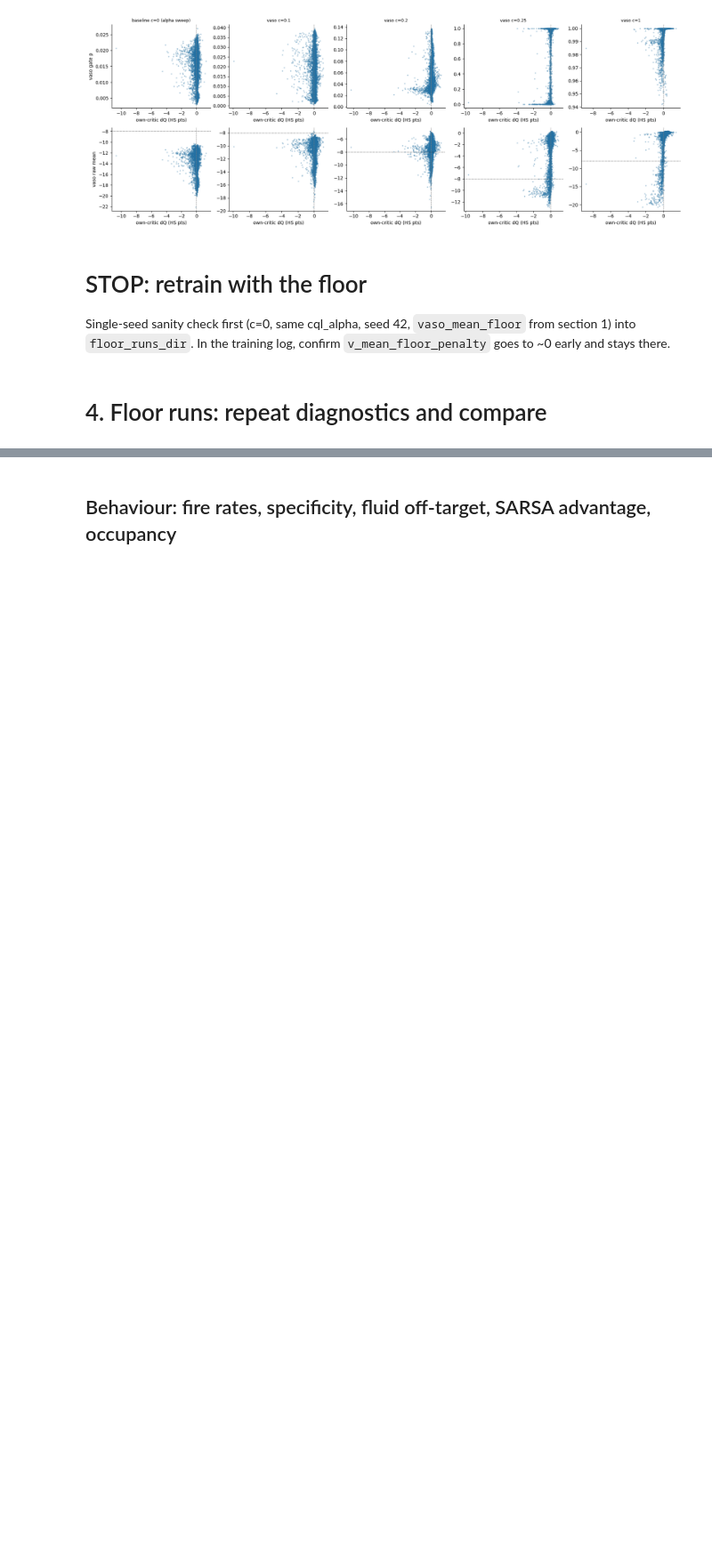
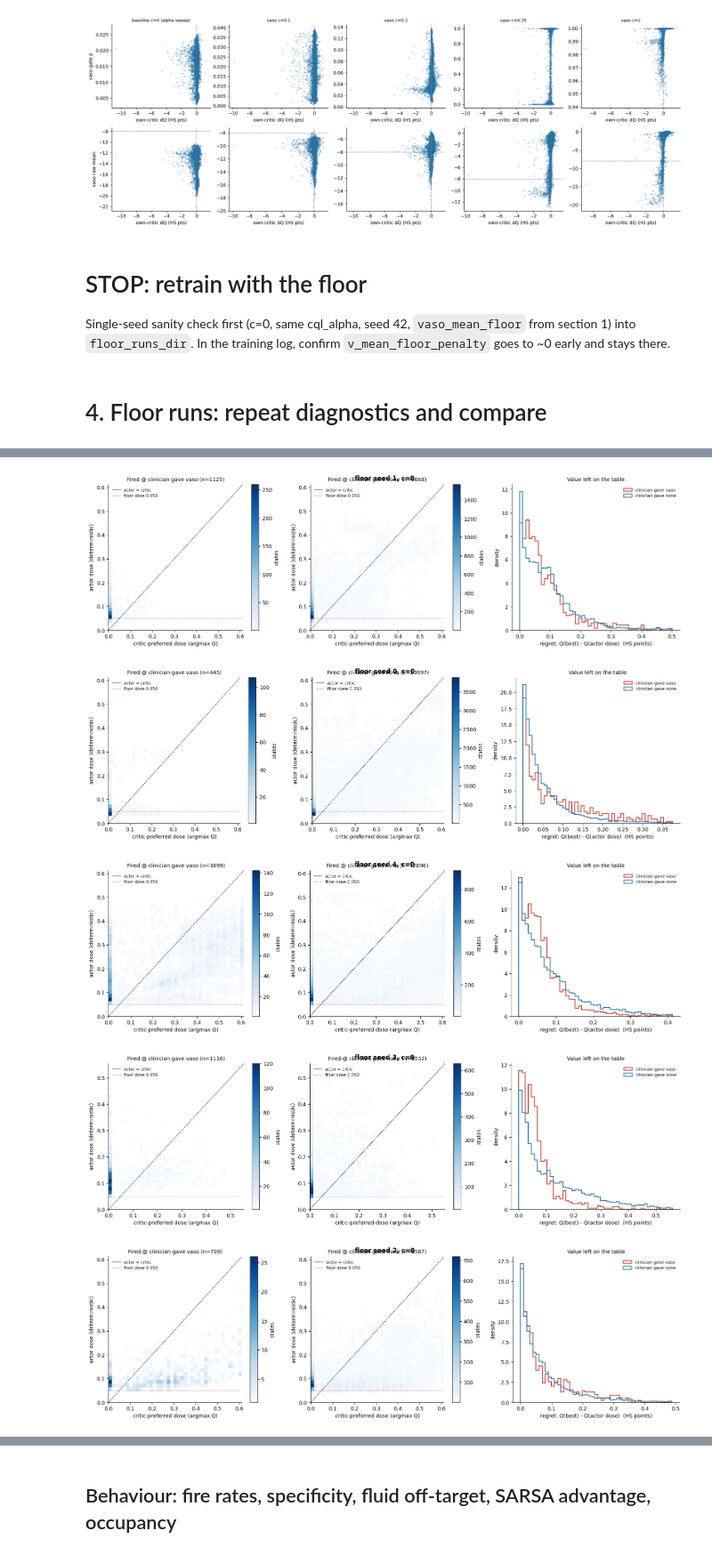
Before and after one commit to jakeormond/ai_clinician_pediatric_rl, a Jupyter notebook: src/rl/diagnose_vaso_saturation.ipynb, the cells around one changed output, grey strips where cells are left out. Shown at 89% size. Saved outputs shown, nothing was run; the diff lists cells and outputs as text; code cells hidden in the pictures; blank space fills up the shorter version.

Commit message:
running new model with vaso floor set

```diff
--- a/src/rl/diagnose_vaso_saturation.ipynb
+++ b/src/rl/diagnose_vaso_saturation.ipynb
@@ -41,14 +44,14 @@ pd.set_option("display.float_format", "{:.4g}".format)
 # %% [markdown]
 # paths
 # %%
-basic_q_dir = "/home/jake/Documents/AI_Clinician/models/rl_models/choc/basic_q/split_0/sepsis/intake-vis/picu_patients_health_score_from_picu_dataset"
+basic_q_dir = "/home/jake/Documents/AI_Clinician/models/rl_models/choc/basic_q/split_0/sepsis/intake-vis/picu_patients_health_score_from_picu_dataset/with_actions/health_score_change_only"
 dynamic_deephit_model_dir = "/home/jake/Documents/AI_Clinician/models/dynamic_deephit_results/choc/five_splits/split_0/sepsis/intake-vis/picu/with_actions/single_seed"
 cql_model_dir =  "/home/jake/Documents/AI_Clinician/models/rl_models/choc/cql_with_logprobs/split_0/sepsis/intake-vis/picu_patients_health_score_from_picu_dataset/with_actions/health_score_change_only"
 
 vaso_sweep_dir = os.path.join(cql_model_dir, "vaso_reward_coefficient_sweep")
 alpha_sweep_dir = os.path.join(cql_model_dir, "cql_alpha_sweep")                      # same as the vaso analysis baseline
 final_seeds_dir = os.path.join(cql_model_dir, "fixed_alpha")  # <-- CHECK: final 5-seed folder
-floor_runs_dir = os.path.join(cql_model_dir, "vaso_mean_floor")  # <-- new runs go here
+floor_runs_dir = os.path.join(cql_model_dir, "vaso_mean_floor", "five_seeds")  # <-- new runs go here
 
 SAVE_DIR = os.path.join(cql_model_dir, "with_actions", "health_score_change_only", "vaso_saturation_analysis")
 os.makedirs(SAVE_DIR, exist_ok=True)
@@ -232,0 +391,5 @@ sat_floor_df
+# %%
+avc_df, avc_states_by_model = dvs.actor_vs_critic_dose_table(floor_models, processors['val'], VASO_FLOOR)
+avc_df.to_csv(os.path.join(SAVE_DIR, "actor_vs_critic_dose_floor_seeds_val.csv"))
+display(avc_df.round(3))
+display(dvs.seed_aggregate(avc_df).round(3))
@@ -232,0 +429,12 @@ sat_floor_df
+# %%
+for label, ps in avc_states_by_model.items():
+    fig = dvs.plot_actor_vs_critic_dose(
+        ps, VASO_FLOOR,
+        save_path=os.path.join(SAVE_DIR, f"actor_vs_critic_dose_{label.replace(' ', '_').replace(',', '')}_val.png"))
+    fig.suptitle(label, fontweight="bold")
+# %% [output]
+[figure, added]
+[figure, added]
+[figure, added]
+[figure, added]
+[figure, added]
```
Also changed, not shown: parts of 24 cells of this notebook, 6 other files.
